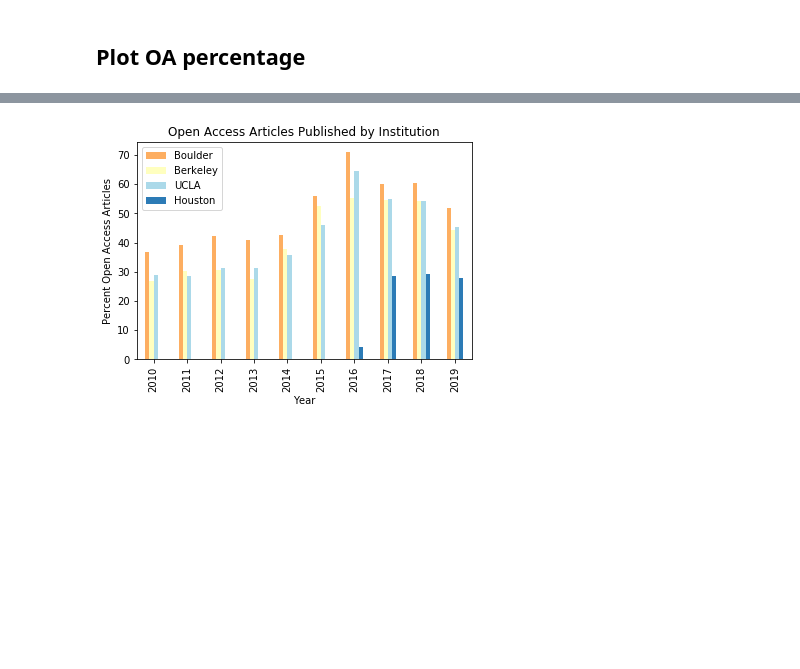
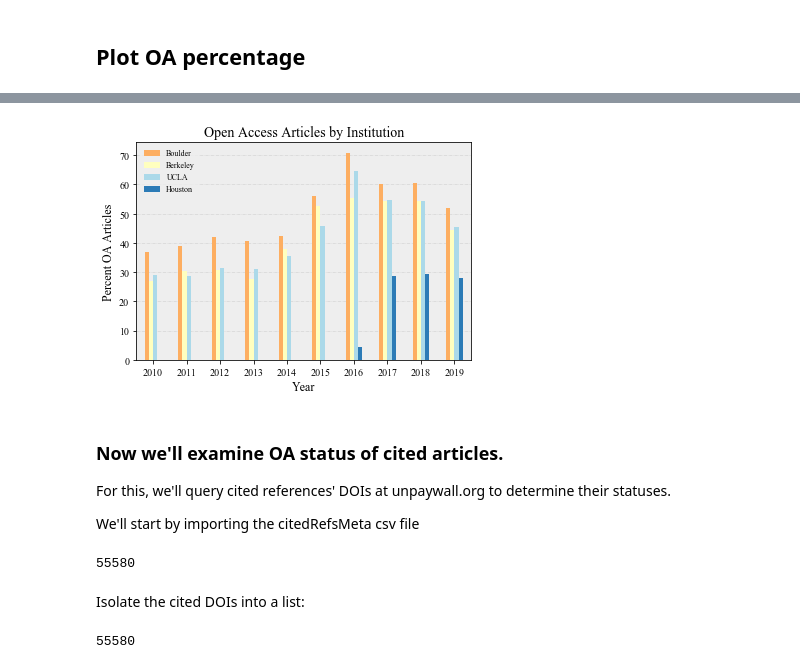
Before and after one commit to samteplitzky/Earth-Science-Citation-Replication-Project, a Jupyter notebook: open_access_analysis.ipynb, the cells around one changed output, grey strips where cells are left out. Saved outputs shown, nothing was run; the diff lists cells and outputs as text; code cells hidden in the pictures; blank space fills up the shorter version.

```diff
--- a/open_access_analysis.ipynb
+++ b/open_access_analysis.ipynb
@@ -282,7 +259,7 @@ all_ucla
 | 8 | 2018 | 458 | 249 | 54.366812 |
 | 9 | 2019 | 468 | 212 | 45.299145 |
 # %%
-all_uh = uh_data[['OA','PY']]
+all_uh = uh_data[['OA','PY']].copy()
 all_uh['PY'] = pd.to_datetime(all_uh['PY'], format='%Y').dt.strftime('%Y')
 all_uh = all_uh['PY'].value_counts().rename_axis('date').reset_index(name='all articles')
 all_uh = all_uh.sort_values('date', ascending=True)
@@ -402,15 +376,21 @@ all_oa
 | 9 | 2019 | 195 | 422 | 46 | 212 |
 # %%
 #How has that changed over the past 10 years?
+
+plt.rcParams["font.family"] = "Times New Roman"
+
 my_colors = '#fdae61','#ffffbf', '#abd9e9', '#2c7bb6'
-oa_plot = all_oa.plot.bar(x='date', y=['cub counts', 'ucb counts', 'ucla counts', 'uh counts'], color=my_colors)
-plt.show
+oaplot = all_oa.plot.bar(x='date',
+                          y=['cub counts', 'ucb counts', 'ucla counts', 'uh counts'],
+                          color=my_colors, zorder=10, rot=0)
 
+# formatting
+oaplot.set_facecolor('#eeeeee')
+oaplot.set_ylabel('Number of OA Articles', fontsize=12)
+oaplot.set_xlabel('Year', fontsize=12)
+oaplot.set_title('Open Access Articles by Institution', fontsize=14)
+oaplot.grid(color='#CCCCCC', linestyle='-.', linewidth=.5, axis='y', zorder=0)
+oaplot.legend(["Boulder", "Berkeley", "UCLA", "Houston"], facecolor='#eeeeee', edgecolor='#eeeeee', fontsize=8)
 
-oa_plot.set_ylabel('Number of Open Access Articles')
-oa_plot.set_xlabel('Year')
-oa_plot.set_title('Open Access Articles by Institution')
-oa_plot.legend(["Boulder", "Berkeley", "UCLA", "Houston"])
-
-plt.savefig('oainstitution.png', dpi=300)
+fig = oaplot.get_figure()
 # %% [output]
@@ -441,16 +423,26 @@ percent_oa
 # %%
 #How has the percentage of Open Access articles in the Earth Sciences
 #changed over the past 10 years for each institution?
 
-my_colors = '#fdae61','#ffffbf', '#abd9e9', '#2c7bb6'
-oa_plot = percent_oa.plot.bar(x='Year', y=['Boulder', 'Berkeley', 'UCLA', 'Houston'], color=my_colors)
-plt.show
+oaplot = percent_oa.plot.bar(x='Year',
+                          y=['Boulder', 'Berkeley', 'UCLA', 'Houston'],
+                          color=my_colors, zorder=10, rot=0)
 
-oa_plot.set_ylabel('Percent Open Access Articles')
-oa_plot.set_xlabel('Year')
-oa_plot.set_title('Open Access Articles Published by Institution')
-oa_plot.legend(["Boulder", "Berkeley", "UCLA", "Houston"])
+# formatting
+oaplot.set_facecolor('#eeeeee')
+oaplot.set_ylabel('Percent OA Articles', fontsize=12)
+oaplot.set_xlabel('Year', fontsize=12)
+oaplot.set_title('Open Access Articles by Institution', fontsize=14)
+oaplot.grid(color='#CCCCCC', linestyle='-.', linewidth=.5, axis='y', zorder=0)
+oaplot.legend(["Boulder", "Berkeley", "UCLA", "Houston"], facecolor='#eeeeee', edgecolor='#eeeeee', fontsize=8)
 
-plt.savefig('oapercentinstitution.png', dpi=300)
+fig = oaplot.get_figure()
+fig.savefig('OAinst%.png', dpi=300)
 # %% [output]
-[figure, old version]
+[figure, new version]
+# %% [markdown]
+### Now we'll examine OA status of cited articles.
+
+For this, we'll query cited references' DOIs at unpaywall.org to determine their statuses.
+
+We'll start by importing the citedRefsMeta csv file
@@ -456,0 +451,11 @@ plt.savefig('oapercentinstitution.png', dpi=300)
+# %%
+len(citedRefsMeta)
+# %% [output]
+55580
+# %% [markdown]
+Isolate the cited DOIs into a list:
+# %%
+doiList = citedRefsMeta['citedDOI'].tolist()
+len(doiList)
+# %% [output]
+55580
```
Also changed, not shown: parts of 51 cells of this notebook.
